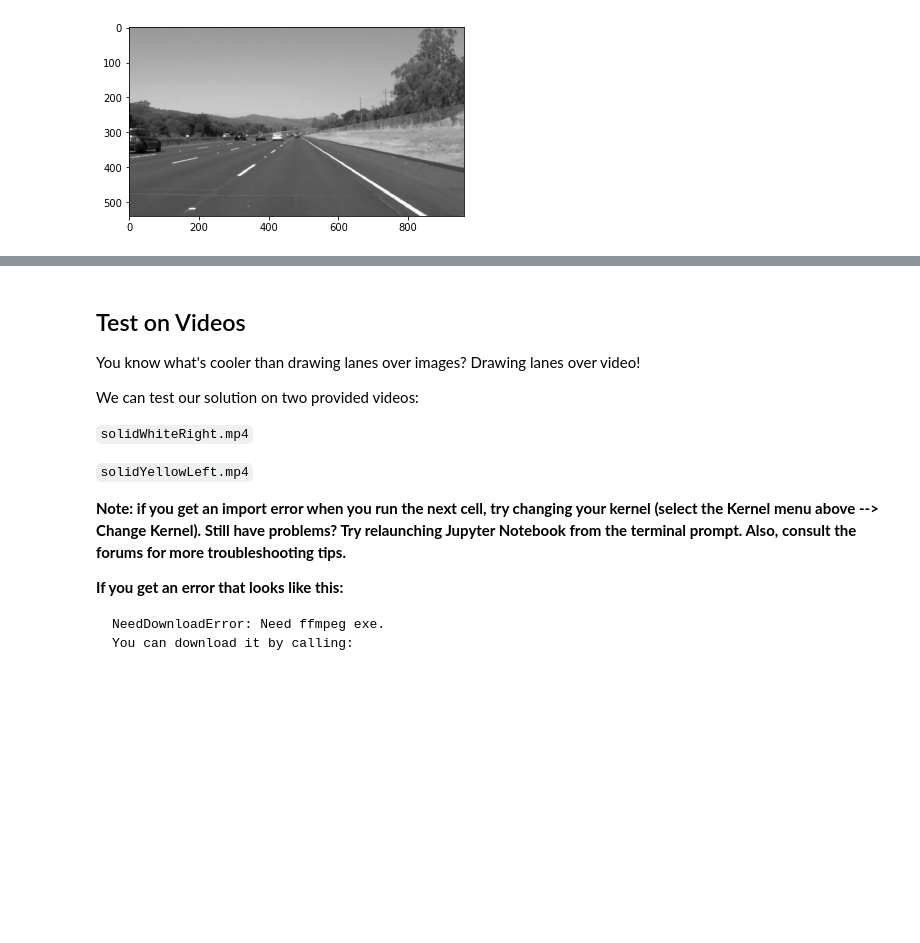
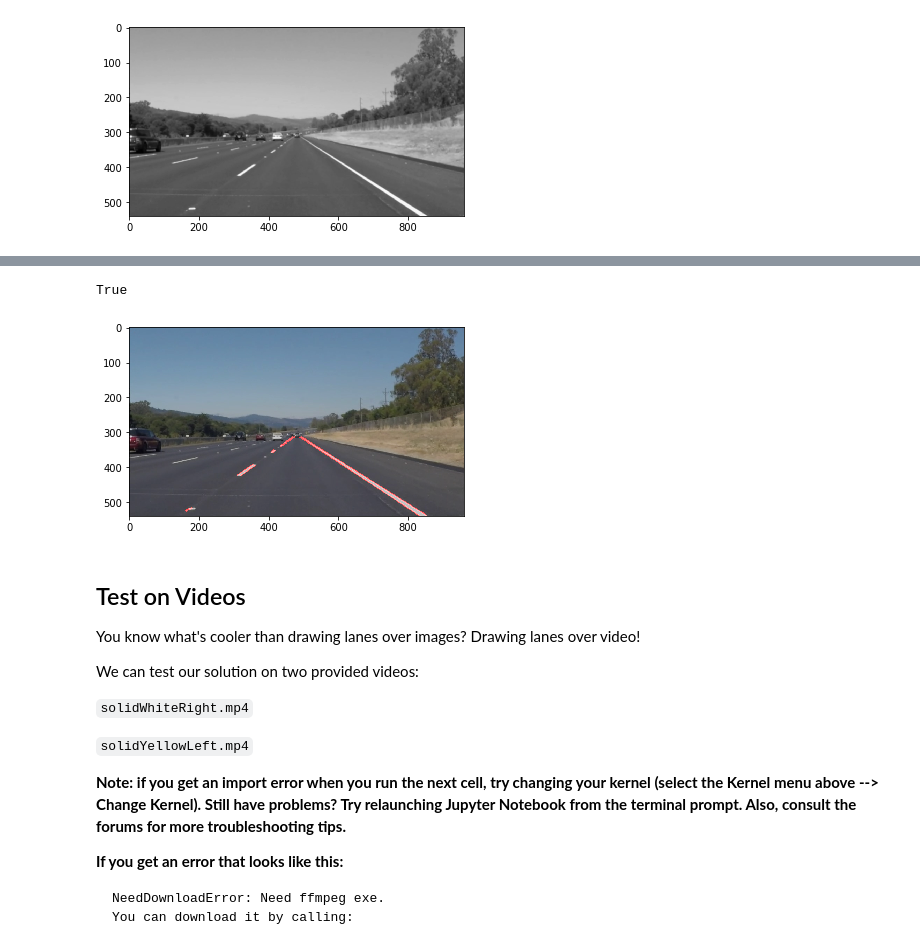
Before and after one commit to VitaliiLakusta/CarND-LaneLines-P1, a Jupyter notebook: P1.ipynb, the cells around one changed output, grey strips where cells are left out. Cells and saved outputs as stored; diff of their text form; code cells hidden in the pictures; blank space fills up the shorter version.

```diff
--- a/P1.ipynb
+++ b/P1.ipynb
@@ -247,3 +251,12 @@ plt.imshow(hough_lines_img)
+# %%
+# draw the detected lines on the original image
+original_with_lines = weighted_img(hough_lines_img, image)
+plt.imshow(original_with_lines)
+bgr_to_save = cv2.cvtColor(original_with_lines, cv2.COLOR_RGB2BGR)
+cv2.imwrite('test_images_output/solidWhiteRight_overlay.jpg', bgr_to_save)
+# %% [output]
+True
+[figure, added]
 # %% [markdown]
 ## Test on Videos
 
```
Also changed, not shown: parts of 5 cells of this notebook, 4 other files.
